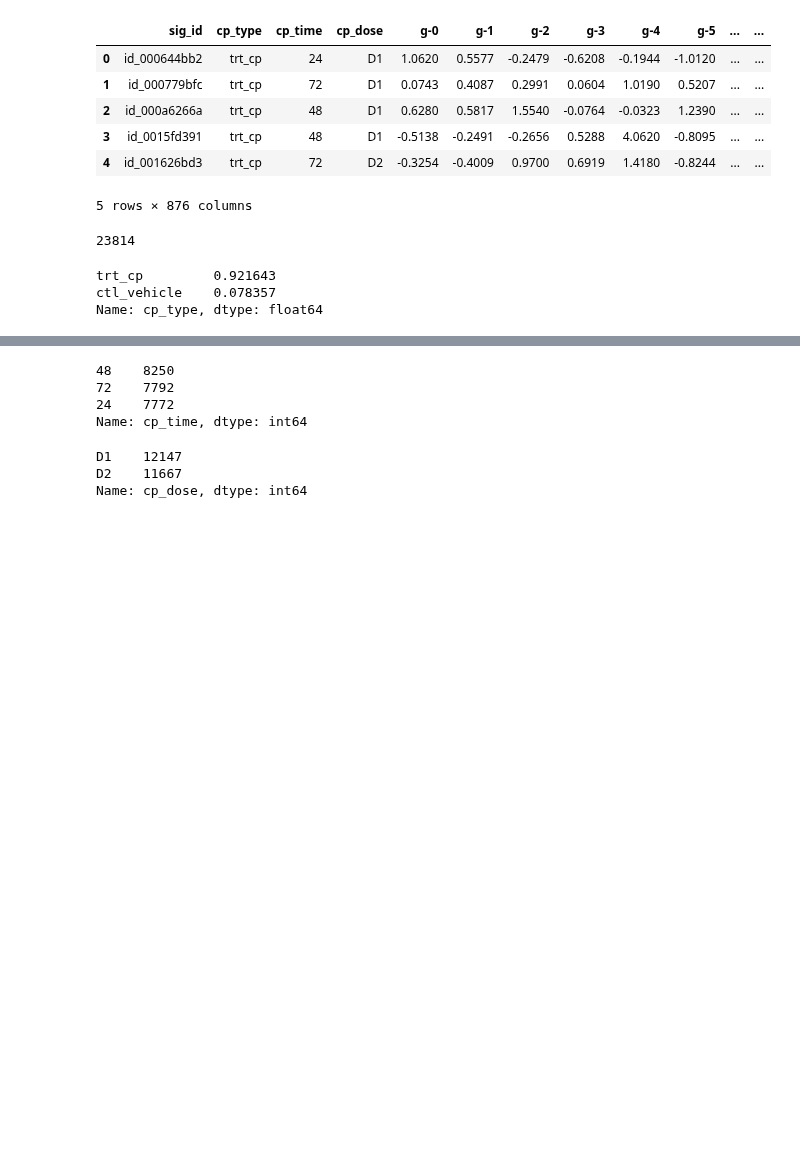
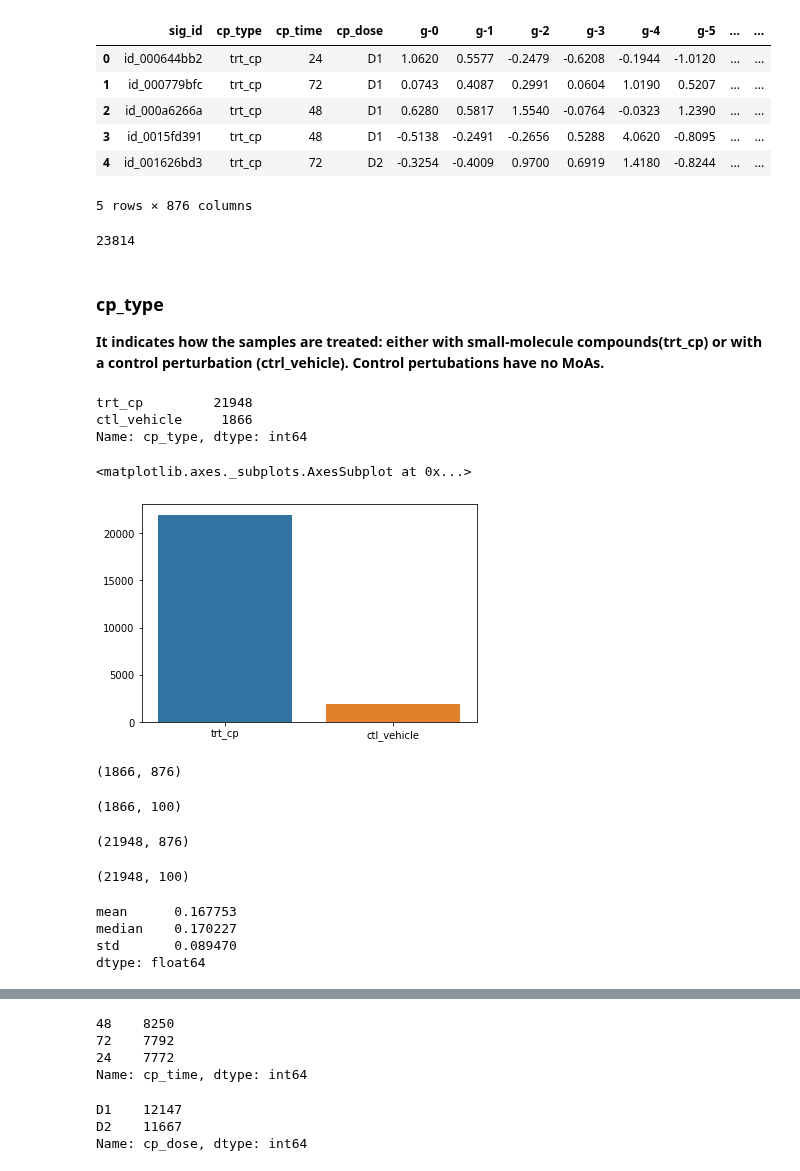
Before and after one commit to Yongliang-Shi/Mechanism-of-Action-Prediction, a Jupyter notebook: moa_prediction.ipynb, the cells around one changed output, grey strips where cells are left out. Saved outputs shown, nothing was run; the diff lists cells and outputs as text; code cells hidden in the pictures; blank space fills up the shorter version.

Commit message:
calcualte descriptive statistics of cell viability in control and treated samples

```diff
--- a/moa_prediction.ipynb
+++ b/moa_prediction.ipynb
@@ -26,9 +31,60 @@ df.head()
 df.sig_id.value_counts().size
 # %% [output]
 23814
-# %%
-df.cp_type.value_counts(normalize=True)
-# %% [output]
-trt_cp         0.921643
-ctl_vehicle    0.078357
-Name: cp_type, dtype: float64
+# %% [markdown]
+### cp_type
+**It indicates how the samples are treated: either with small-molecule compounds(trt_cp) or with a control perturbation (ctrl_vehicle). Control pertubations have no MoAs.**
+# %%
+# Count the unique values of cp_type
+
+count_cptype = df.cp_type.value_counts()
+count_cptype
+# %% [output]
+trt_cp         21948
+ctl_vehicle     1866
+Name: cp_type, dtype: int64
+# %%
+# Barplot the count_cptype
+
+sns.barplot(x=count_cptype.index, y=count_cptype.values)
+# %% [output]
+<matplotlib.axes._subplots.AxesSubplot at 0x...>
+[figure, added]
+# %%
+# Subset the df containing ctl_vehicle only
+
+mask_cptype = (df.cp_type == 'ctl_vehicle')
+df_ctl = df[mask_cptype]
+df_ctl.shape
+# %% [output]
+(1866, 876)
+# %%
+# Subset the df_ctl containing c-# only
+
+df_ctl_cv = df_ctl.loc[:, 'c-0': 'c-99']
+df_ctl_cv.shape
+# %% [output]
+(1866, 100)
+# %%
+# Subset the df containing the treated samples only
+
+df_trt = df[-mask_cptype]
+df_trt.shape
+# %% [output]
+(21948, 876)
+# %%
+# Substract the df_trt containing c-# only
+
+df_trt_cv = df_trt.loc[:, 'c-0': 'c-99']
+df_trt_cv.shape
+# %% [output]
+(21948, 100)
+# %%
+# Compute the descriptive statistic of the cell viability in df_ctrl
+
+df_ctl_cv.mean().agg(['mean','median','std'])
+# %% [output]
+mean      0.167753
+median    0.170227
+std       0.089470
+dtype: float64
```
Also changed, not shown: parts of 4 cells of this notebook.
